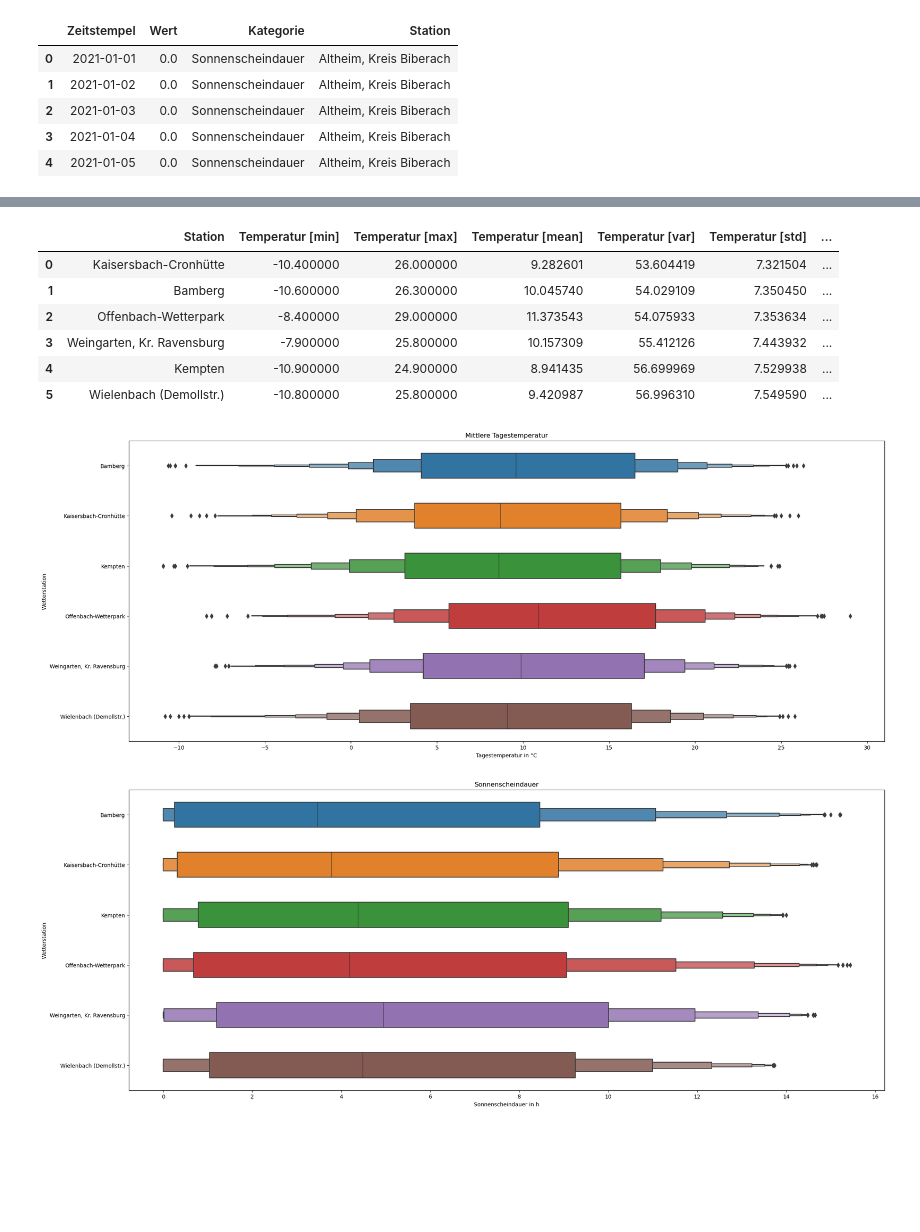
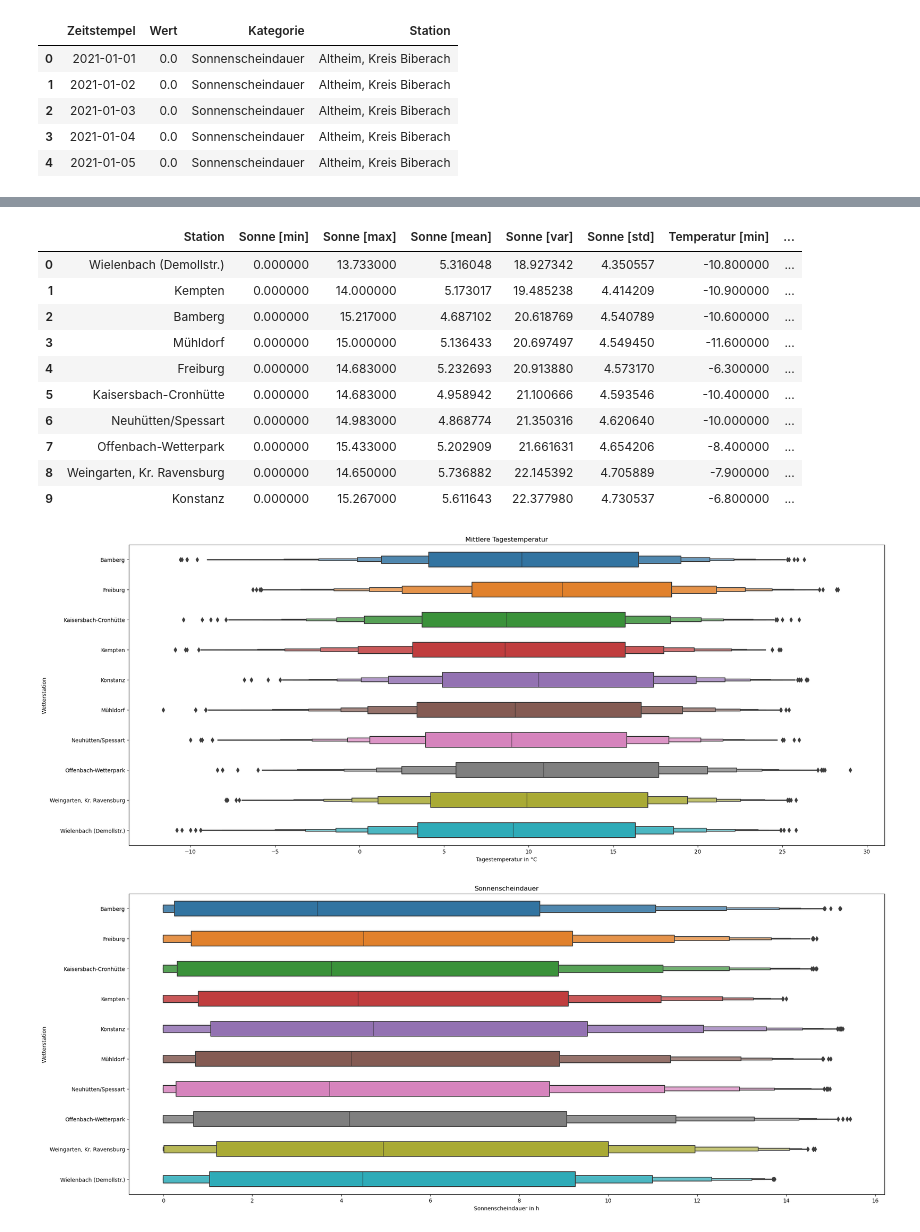
Before and after one commit to Gizmo-Labs/Statistical-Computing, a Jupyter notebook: Data-Analysis.ipynb, the cells around one changed output, grey strips where cells are left out. Cells and saved outputs as stored; diff of their text form; code cells hidden in the pictures; blank space fills up the shorter version.

```diff
--- a/Data-Analysis.ipynb
+++ b/Data-Analysis.ipynb
@@ -137,8 +137,8 @@ df_sun_places = df_sun_places.sort_values(by=('Station'), ascending=True).reset_
 ######################################
 
 # Aus den Datensätzen der letzten drei Jahre wollen wir nur die Stationen welche die Kriterien erfüllen
-df_criteria_2 = pd.merge(df_sun_last_three_years, df_sun_places, how="inner",
-                on=['Station']).sort_values(by=(['Station', 'Zeitstempel']), ascending=True).reset_index(drop=True)
+df_criteria_2 = pd.merge(df_sun_last_three_years, df_sun_places, how="inner", on=['Station'])
+df_criteria_2 = df_criteria_2.sort_values(by=(['Station', 'Zeitstempel']), ascending=True).reset_index(drop=True)
 
 df_criteria_2.head()
 # %% [output]
@@ -179,16 +179,16 @@ df_wind_speed = df_wind_speed.rename(columns={'Station_':'Station', 'Wert_count'
 
 ######################################
 
-# An mindestens 600 Tagen wollen wir weniger Wind als 2 m/s
-df_twohundred_winds = df_wind_speed.query('Anzahl >= 600')
-df_twohundred_winds = df_twohundred_winds.sort_values(by=('Anzahl'), ascending=False).reset_index(drop=True)
+# An mindestens 500 Tagen wollen wir weniger Wind als 2 m/s
+df_fivehundred_winds = df_wind_speed.query('Anzahl >= 500')
+df_fivehundred_winds = df_fivehundred_winds.sort_values(by=('Anzahl'), ascending=False).reset_index(drop=True)
 
 #print(df_twohundred_winds.head())
 
 ######################################
 
 # Wir erhalten ein Data-Frame nur mit den Stationen welche die Kriterien erfüllen
-df_wind_places = df_twohundred_winds.loc[:, ['Station']]
+df_wind_places = df_fivehundred_winds.loc[:, ['Station']]
 df_wind_places = df_wind_places.sort_values(by=('Station'), ascending=True).reset_index(drop=True)
 
 # Auskommentieren für eine Liste aller Orte
@@ -201,4 +201,4 @@ df_wind_places = df_wind_places.sort_values(by=('Station'), ascending=True).rese
 df_criteria_3 = pd.merge(df_wind_last_three_years, df_wind_places, how="inner",
                 on=['Station']).sort_values(by=(['Station', 'Zeitstempel']), ascending=True).reset_index(drop=True)
 
-#df_criteria_3.head()
+df_criteria_3.head()
@@ -215,84 +222,100 @@ df_criteria_3 = pd.merge(df_wind_last_three_years, df_wind_places, how="inner",
 df_stats_1 = df_criteria_1.groupby(["Station"])[["Wert"]].agg(['min', 'max', 'mean', 'var', 'std'])
 df_stats_1 = df_stats_1.sort_values(by=('Wert','var'),ascending=True).reset_index()
 
+########################################
+
 # Wir analysieren Kriterium 2 also die Sonnenscheindauer
 df_stats_2 = df_criteria_2.groupby(["Station"])[["Wert"]].agg(['min', 'max', 'mean', 'var', 'std'])
 df_stats_2 = df_stats_2.sort_values(by=('Wert','var'),ascending=True).reset_index()
 
+########################################
+
 # Wir analysieren Kriterium 3 also die Windgeschwindigkeit
 df_stats_3 = df_criteria_3.groupby(["Station"])[["Wert"]].agg(['min', 'max', 'mean', 'var', 'std'])
 df_stats_3 = df_stats_3.sort_values(by=('Wert','var'),ascending=True).dropna().reset_index()
+
+########################################
 
 # Multi-Index auflösen und Spalten sinnvoll benennen
 df_stats_1.columns = ["_".join(c) for c in df_stats_1.columns]
 df_stats_1 = df_stats_1.rename(columns={'Wert_min':'Temperatur [min]', 'Wert_max':'Temperatur [max]', 'Wert_mean':'Temperatur [mean]'})
 df_stats_1 = df_stats_1.rename(columns={'Station_': 'Station', 'Wert_var':'Temperatur [var]', 'Wert_std':'Temperatur [std]'})
 
+########################################
+
 # Multi-Index auflösen und Spalten sinnvoll benennen
 df_stats_2.columns = ["_".join(c) for c in df_stats_2.columns]
 df_stats_2 = df_stats_2.rename(columns={'Wert_min':'Sonne [min]', 'Wert_max':'Sonne [max]', 'Wert_mean':'Sonne [mean]'})
 df_stats_2 = df_stats_2.rename(columns={'Station_': 'Station', 'Wert_var':'Sonne [var]', 'Wert_std':'Sonne [std]'})
+
+########################################
 
 # Multi-Index auflösen und Spalten sinnvoll benennen
 df_stats_3.columns = ["_".join(c) for c in df_stats_3.columns]
 df_stats_3 = df_stats_3.rename(columns={'Wert_min':'Wind [min]', 'Wert_max':'Wind [max]', 'Wert_mean':'Wind [mean]'})
 df_stats_3 = df_stats_3.rename(columns={'Station_': 'Station', 'Wert_var':'Wind [var]', 'Wert_std':'Wind [std]'})
 
+########################################
 
-df_stats_result = pd.merge(df_stats_1, df_stats_2, on="Station", how="inner")
-df_stats_result = pd.merge(df_stats_result, df_stats_3, on="Station", how="inner")
+df_stats_result = pd.merge(df_stats_2, df_stats_1, on="Station")
+df_stats_result = pd.merge(df_stats_result, df_stats_3, on="Station")
 
+########################################
 
 def highlight_max(s, props=''):
     return np.where(s == np.nanmax(s.values), props, '')
 
+########################################
 
 # Die ersten zehn Orte die alle Kriterien erfüllen nach der geringsten Varianz
-df_stats_result = df_stats_result
-df_stats_result.head(10).style.bar(subset=('Temperatur [var]'), color='blue').bar(subset=('Sonne [var]'), color='#7715ea').bar(subset=('Wind [var]'), color='#074bf8')
+df_stats_result = df_stats_result[0:10]
+df_stats_result.head(12).style.bar(subset=('Temperatur [var]'), color='blue').bar(subset=('Sonne [var]'), color='#7715ea').bar(subset=('Wind [var]'), color='#074bf8')
 # %% [output]
-|  | Station | Temperatur [min] | Temperatur [max] | Temperatur [mean] | Temperatur [var] | Temperatur [std] | ... |
-| 0 | Kaisersbach-Cronhütte | -10.400000 | 26.000000 | 9.282601 | 53.604419 | 7.321504 | ... |
-| 1 | Bamberg | -10.600000 | 26.300000 | 10.045740 | 54.029109 | 7.350450 | ... |
-| 2 | Offenbach-Wetterpark | -8.400000 | 29.000000 | 11.373543 | 54.075933 | 7.353634 | ... |
-| 3 | Weingarten, Kr. Ravensburg | -7.900000 | 25.800000 | 10.157309 | 55.412126 | 7.443932 | ... |
-| 4 | Kempten | -10.900000 | 24.900000 | 8.941435 | 56.699969 | 7.529938 | ... |
-| 5 | Wielenbach (Demollstr.) | -10.800000 | 25.800000 | 9.420987 | 56.996310 | 7.549590 | ... |
+|  | Station | Sonne [min] | Sonne [max] | Sonne [mean] | Sonne [var] | Sonne [std] | Temperatur [min] | ... |
+| 0 | Wielenbach (Demollstr.) | 0.000000 | 13.733000 | 5.316048 | 18.927342 | 4.350557 | -10.800000 | ... |
+| 1 | Kempten | 0.000000 | 14.000000 | 5.173017 | 19.485238 | 4.414209 | -10.900000 | ... |
+| 2 | Bamberg | 0.000000 | 15.217000 | 4.687102 | 20.618769 | 4.540789 | -10.600000 | ... |
+| 3 | Mühldorf | 0.000000 | 15.000000 | 5.136433 | 20.697497 | 4.549450 | -11.600000 | ... |
+| 4 | Freiburg | 0.000000 | 14.683000 | 5.232693 | 20.913880 | 4.573170 | -6.300000 | ... |
+| 5 | Kaisersbach-Cronhütte | 0.000000 | 14.683000 | 4.958942 | 21.100666 | 4.593546 | -10.400000 | ... |
+| 6 | Neuhütten/Spessart | 0.000000 | 14.983000 | 4.868774 | 21.350316 | 4.620640 | -10.000000 | ... |
+| 7 | Offenbach-Wetterpark | 0.000000 | 15.433000 | 5.202909 | 21.661631 | 4.654206 | -8.400000 | ... |
+| 8 | Weingarten, Kr. Ravensburg | 0.000000 | 14.650000 | 5.736882 | 22.145392 | 4.705889 | -7.900000 | ... |
+| 9 | Konstanz | 0.000000 | 15.267000 | 5.611643 | 22.377980 | 4.730537 | -6.800000 | ... |
 # %%
 import seaborn as sns
 from matplotlib import pyplot as plt
 
 # Wir erhalten ein Data-Frame nur mit den Stationen welche die Kriterien erfüllen
 df_result_places = df_stats_result.loc[:, ['Station']]
-df_result_places.head()
+#print(df_result_places.head())
 
 ######################################
 
 # Aus den Datensätzen der letzten drei Jahre wollen wir nur die Stationen welche die Kriterien erfüllen
 # Datensätze für die mittlere Tagestemperatur
 df_boxplot_1 = pd.merge(df_last_three_years, df_result_places, how="inner", on=['Station'])
 df_boxplot_1 = df_boxplot_1.sort_values(by=(['Station', 'Zeitstempel']), ascending=True).reset_index(drop=True)
 
 # Aus den Datensätzen der letzten drei Jahre wollen wir nur die Stationen welche die Kriterien erfüllen
 # Datensätze für die Sonnenscheindauer
 df_boxplot_2 = pd.merge(df_sun_last_three_years, df_result_places, how="inner", on=['Station'])
 df_boxplot_2 = df_boxplot_2.sort_values(by=(['Station', 'Zeitstempel']), ascending=True).reset_index(drop=True)
 
 # Aus den Datensätzen der letzten drei Jahre wollen wir nur die Stationen welche die Kriterien erfüllen
 # Datensätze für die Windgeschwindigkeit
 df_boxplot_3 = pd.merge(df_wind_last_three_years, df_result_places, how="inner", on=['Station'])
 df_boxplot_3 = df_boxplot_3.sort_values(by=(['Station', 'Zeitstempel']), ascending=True).reset_index(drop=True)
 
-df_boxplot_2.head()
+#df_boxplot_2.head()
 
 
 plt.figure(figsize=(25,10))
 
-#plot = sns.relplot(data=df_stats_result, x=df_stats_result[('Temperatur [var]')], y=df_stats_result['Sonne [var]'], hue="Station", palette="ch:r=-.5,l=.75")
 plot = sns.boxenplot(data=df_boxplot_1, x=df_boxplot_1[('Wert')], y=df_boxplot_1[('Station')], width=.5)
 plot.set(title="Mittlere Tagestemperatur", xlabel="Tagestemperatur in °C", ylabel="Wetterstation");
 # %% [output]
-[figure, old version]
+[figure, new version]
 # %%
 plt.figure(figsize=(25,10))
 
@@ -300,7 +323,7 @@ plt.figure(figsize=(25,10))
 plot = sns.boxenplot(data=df_boxplot_2, x=df_boxplot_2[('Wert')], y=df_boxplot_2[('Station')], width=.5)
 plot.set(title="Sonnenscheindauer", xlabel="Sonnenscheindauer in h", ylabel="Wetterstation");
 # %% [output]
-[figure, old version]
+[figure, new version]
 # %%
 plt.figure(figsize=(25,10))
 
```
Also changed, not shown: parts of 6 cells of this notebook.
